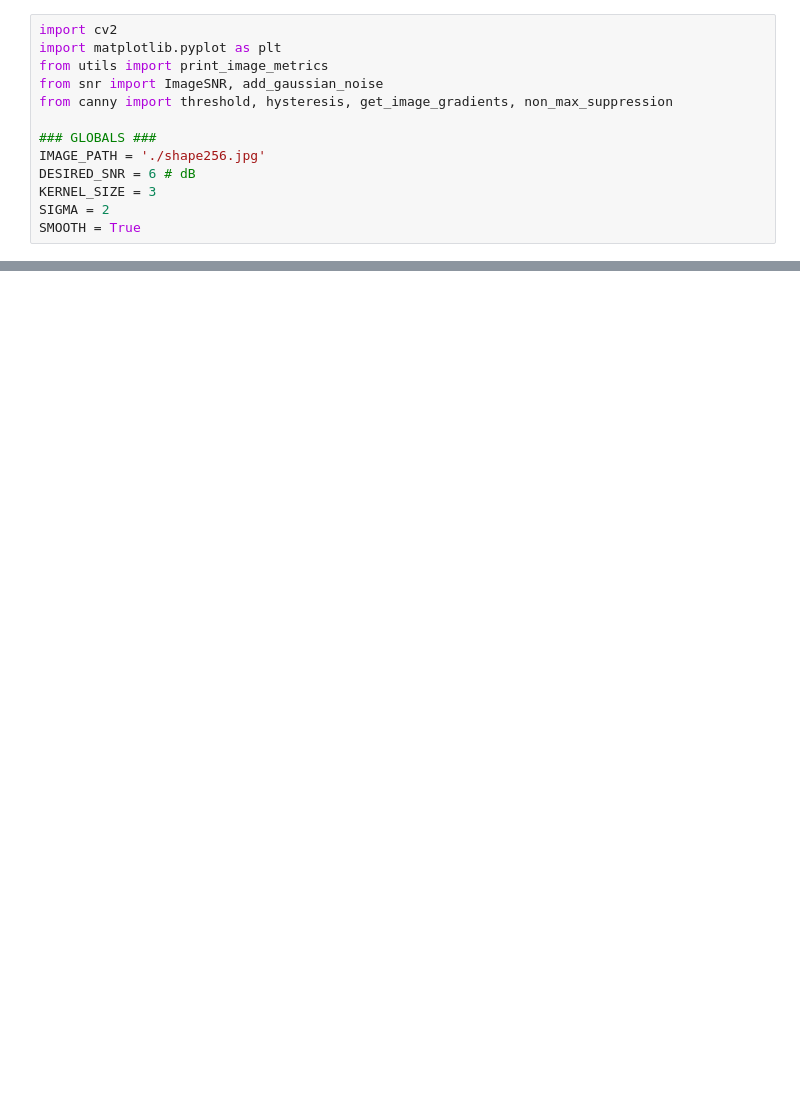
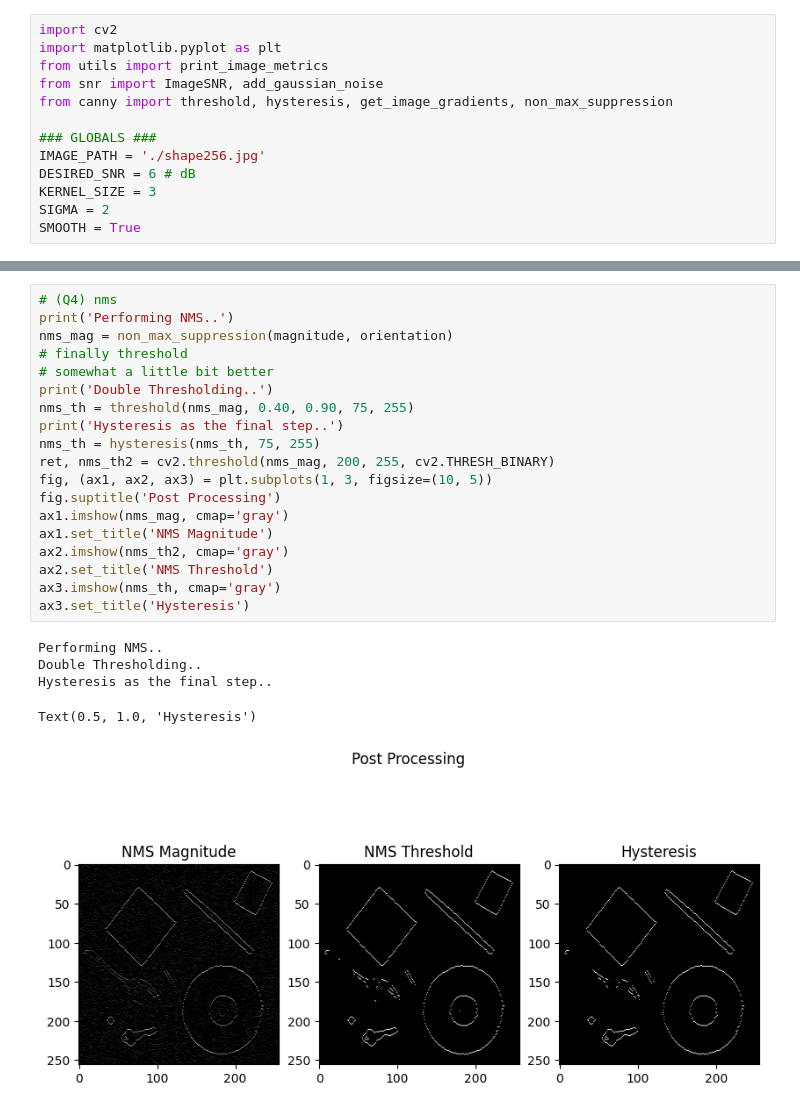
Before and after one commit to KiLJ4EdeN/HW1_MV, a Jupyter notebook: notebook_version.ipynb, the cells around one changed output, grey strips where cells are left out. Cells and saved outputs as stored; diff of their text form; blank space fills up the shorter version.

```diff
--- a/notebook_version.ipynb
+++ b/notebook_version.ipynb
@@ -73,0 +68,25 @@ if __name__ == '__main__':
+# %%
+# (Q4) nms
+print('Performing NMS..')
+nms_mag = non_max_suppression(magnitude, orientation)
+# finally threshold
+# somewhat a little bit better
+print('Double Thresholding..')
+nms_th = threshold(nms_mag, 0.40, 0.90, 75, 255)
+print('Hysteresis as the final step..')
+nms_th = hysteresis(nms_th, 75, 255)
+ret, nms_th2 = cv2.threshold(nms_mag, 200, 255, cv2.THRESH_BINARY)
+fig, (ax1, ax2, ax3) = plt.subplots(1, 3, figsize=(10, 5))
+fig.suptitle('Post Processing')
+ax1.imshow(nms_mag, cmap='gray')
+ax1.set_title('NMS Magnitude')
+ax2.imshow(nms_th2, cmap='gray')
+ax2.set_title('NMS Threshold')
+ax3.imshow(nms_th, cmap='gray')
+ax3.set_title('Hysteresis')
+# %% [output]
+Performing NMS..
+Double Thresholding..
+Hysteresis as the final step..
+Text(0.5, 1.0, 'Hysteresis')
+[figure, added]
```
Also changed, not shown: parts of 4 cells of this notebook.
